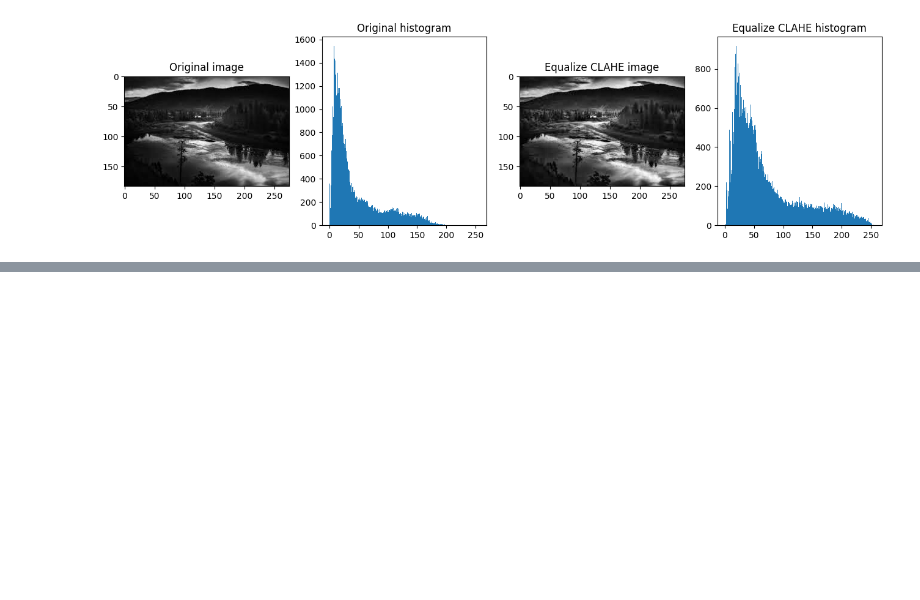
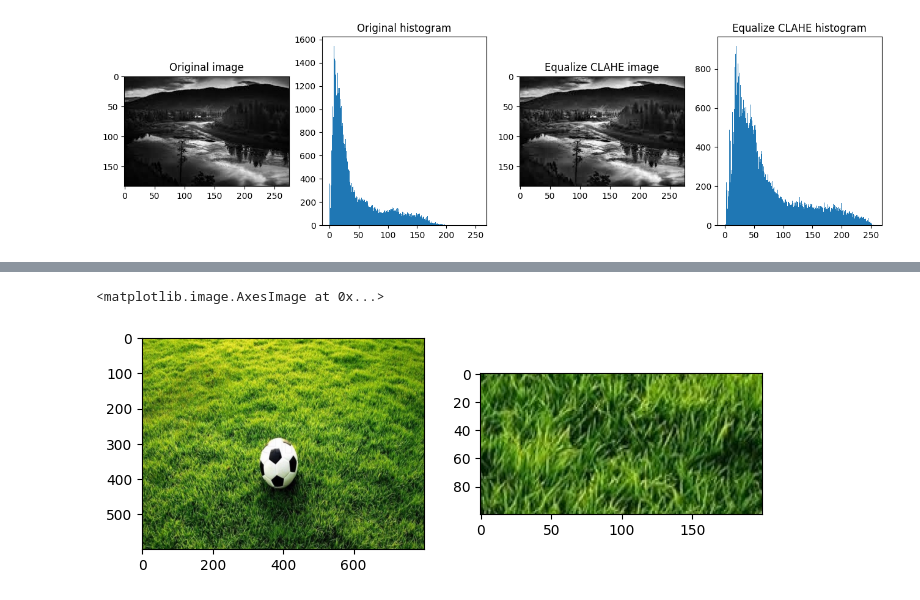
Before and after one commit to pduy395/intern, a Jupyter notebook: Image Processing in OpenCV/Histograms.ipynb, the cells around one changed output, grey strips where cells are left out. Saved outputs shown, nothing was run; the diff lists cells and outputs as text; code cells hidden in the pictures; blank space fills up the shorter version.

```diff
--- a/Image Processing in OpenCV/Histograms.ipynb
+++ b/Image Processing in OpenCV/Histograms.ipynb
@@ -136,0 +183,15 @@ Text(0.5, 1.0, 'Equalize CLAHE histogram')
+# %%
+import cv2
+import numpy as np
+import matplotlib.pyplot as plt
+
+# Đọc hình ảnh và mẫu
+image = cv2.imread('backprojection.jpg')
+sample = image[350:450, 500:700]
+
+plt.figure(figsize=[8,4])
+plt.subplot(121); plt.imshow(image[:,:,::-1])
+plt.subplot(122); plt.imshow(sample[:,:,::-1])
+# %% [output]
+<matplotlib.image.AxesImage at 0x...>
+[figure, added]
```
Also changed, not shown: parts of 5 cells of this notebook, 4 other files.
